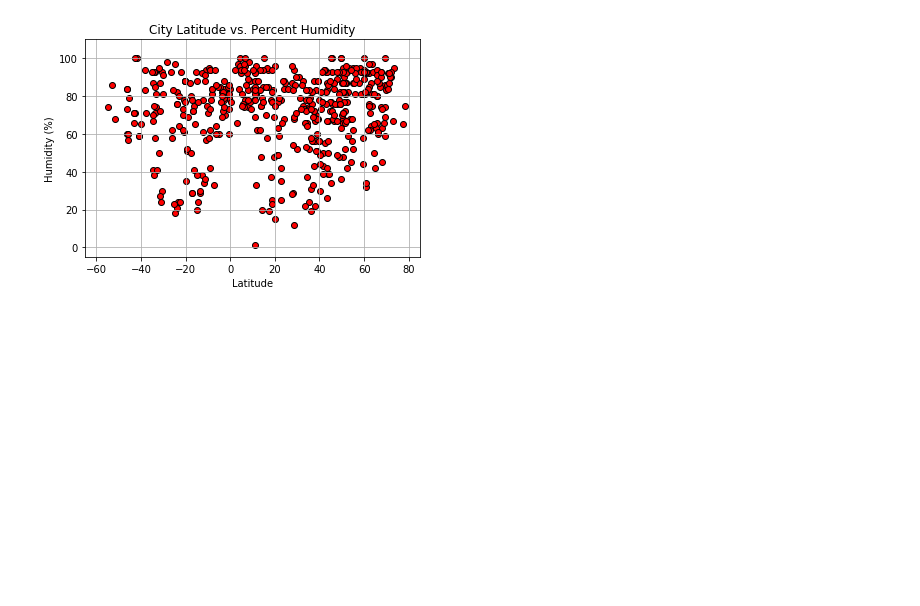
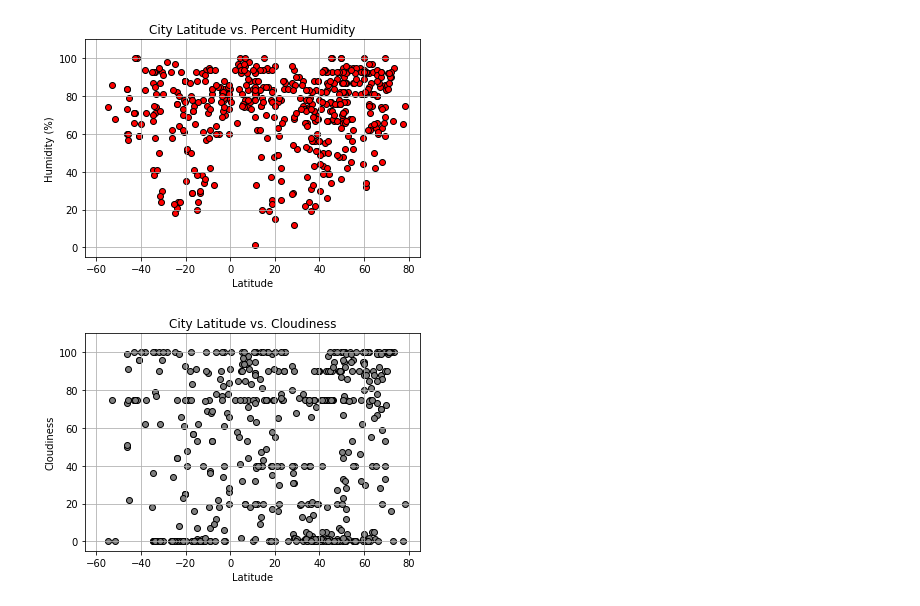
Before and after one commit to CharlesPBiggar/WeatherPy, a Jupyter notebook: WeatherPy_CPB.ipynb, the cells around one changed output. Saved outputs shown, nothing was run; the diff lists cells and outputs as text; code cells hidden in the pictures; blank space fills up the shorter version.

Commit message:
added scatter for lat vs cloudiness and exported image file

```diff
--- a/WeatherPy_CPB.ipynb
+++ b/WeatherPy_CPB.ipynb
@@ -159,3 +159,20 @@ plt.savefig("Images/City_Latitude_vs._Humidity.png")
 plt.show()
 # %% [output]
 [figure]
+# %%
+#latitude vs cloudiness plot
+plt.scatter(lat, clouds, marker="o", facecolors="grey", edgecolors="black")
+#set x, y lims
+plt.ylim(-5,110)
+plt.xlim(-65, 85)
+#chart titles
+plt.title("City Latitude vs. Cloudiness")
+plt.xlabel("Latitude")
+plt.ylabel("Cloudiness")
+#add grid
+plt.grid()
+#save image
+plt.savefig("Images/City_Latitude_vs._Cloudiness.png")
+plt.show()
+# %% [output]
+[figure, added]
```
Also changed, not shown: 1 other file.
